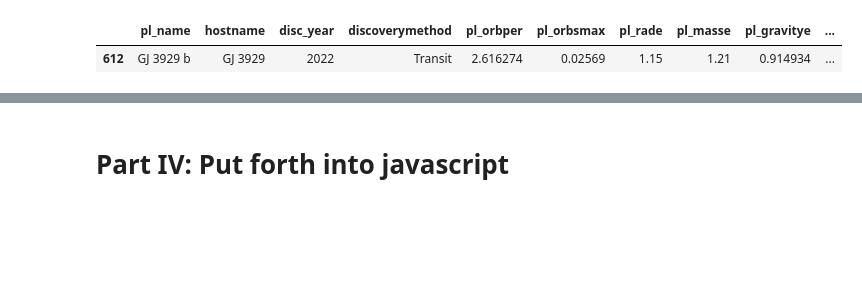
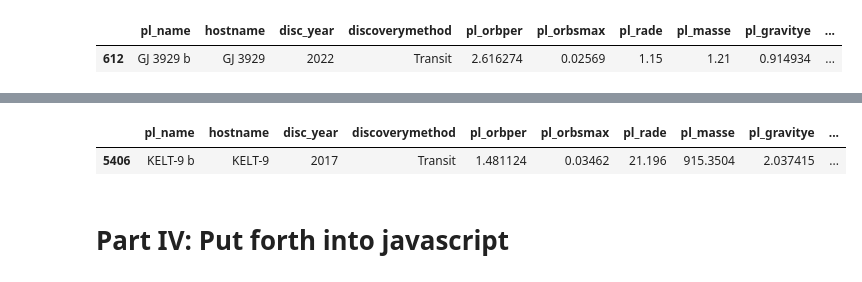
Before and after one commit to julestrada/Project-3, a Jupyter notebook: Project-3-code.ipynb, the cells around one changed output, grey strips where cells are left out. Cells and saved outputs as stored; diff of their text form; code cells hidden in the pictures; blank space fills up the shorter version.

```diff
--- a/Project-3-code.ipynb
+++ b/Project-3-code.ipynb
@@ -312,2 +320,7 @@ exoplanet_df[["xVal", "yVal"]]
+# %%
+exoplanet_df.loc[exoplanet_df["pl_name"] == 'KELT-9 b', :]
+# %% [output]
+|  | pl_name | hostname | disc_year | discoverymethod | pl_orbper | pl_orbsmax | pl_rade | pl_masse | pl_gravitye | ... |
+| 5406 | KELT-9 b | KELT-9 | 2017 | Transit | 1.481124 | 0.03462 | 21.196 | 915.3504 | 2.037415 | ... |
 # %% [markdown]
 # Part IV: Put forth into javascript
```
Also changed, not shown: parts of 4 cells of this notebook, 2 other files.
